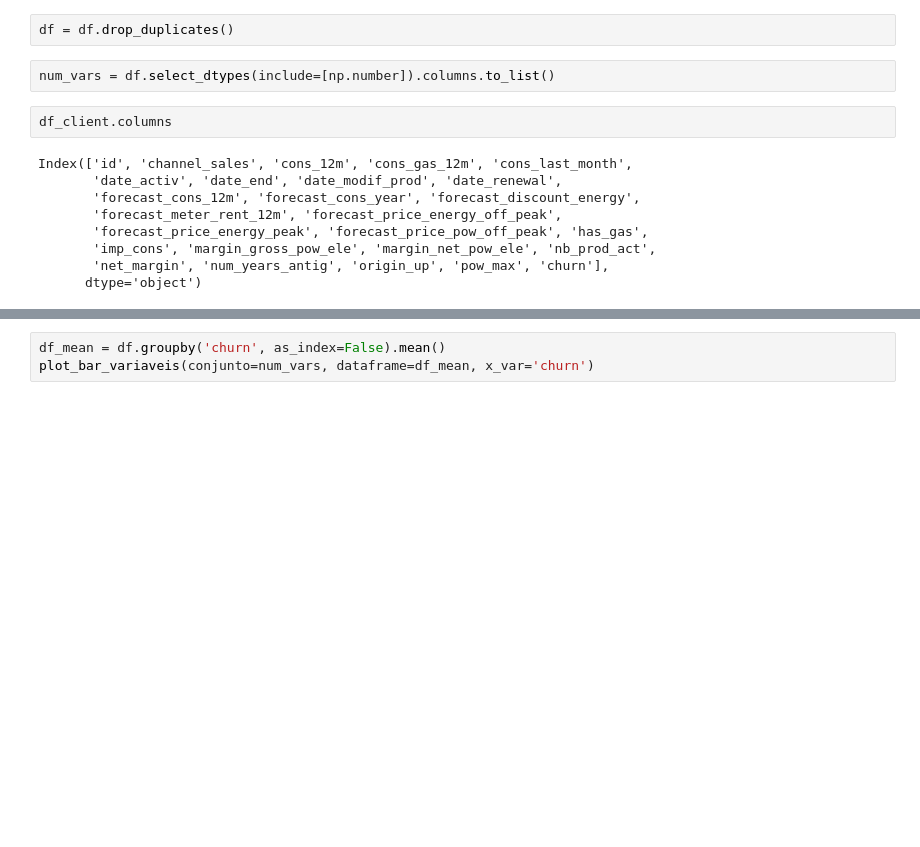
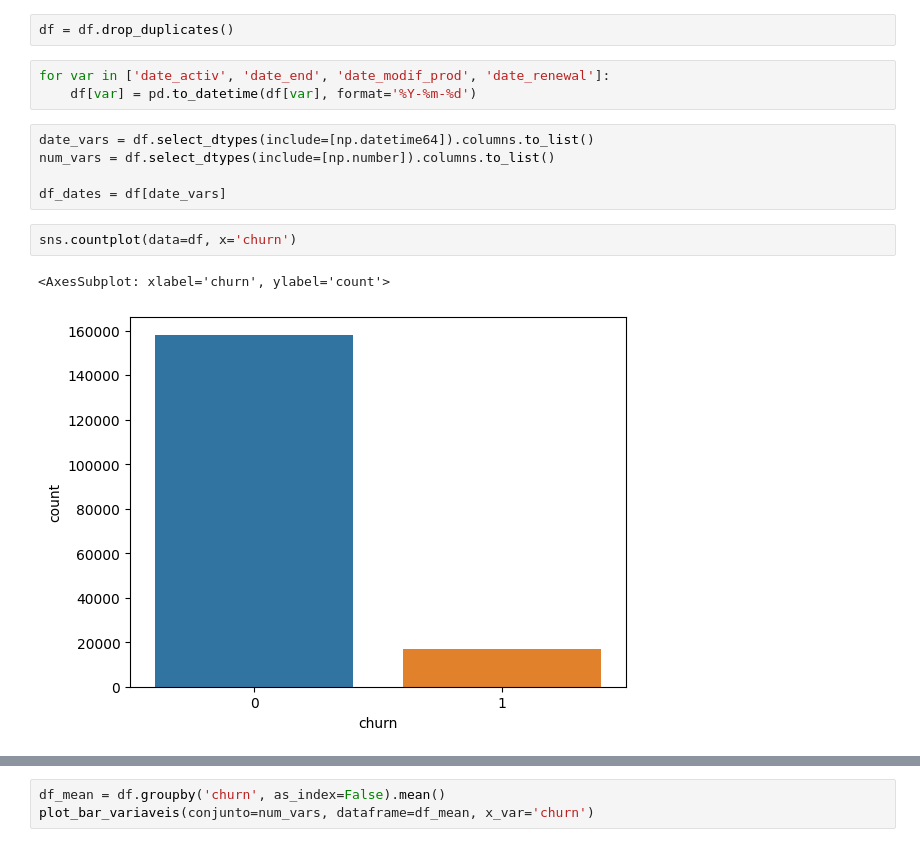
Before and after one commit to LissesCastro/BCG---Experience-Program, a Jupyter notebook: EDA.ipynb, the cells around one changed output, grey strips where cells are left out. Cells and saved outputs as stored; diff of their text form; blank space fills up the shorter version.

```diff
--- a/EDA.ipynb
+++ b/EDA.ipynb
@@ -112,16 +111,16 @@ dtypes: float64(17), int64(7), object(9)
 memory usage: 45.4+ MB
 # %%
 df = df.drop_duplicates()
+# %%
+for var in ['date_activ', 'date_end', 'date_modif_prod', 'date_renewal']:
+    df[var] = pd.to_datetime(df[var], format='%Y-%m-%d')
 # %%
+date_vars = df.select_dtypes(include=[np.datetime64]).columns.to_list()
 num_vars = df.select_dtypes(include=[np.number]).columns.to_list()
+
+df_dates = df[date_vars]
-# %%
-df_client.columns
-# %% [output]
-Index(['id', 'channel_sales', 'cons_12m', 'cons_gas_12m', 'cons_last_month',
-       'date_activ', 'date_end', 'date_modif_prod', 'date_renewal',
-       'forecast_cons_12m', 'forecast_cons_year', 'forecast_discount_energy',
-       'forecast_meter_rent_12m', 'forecast_price_energy_off_peak',
-       'forecast_price_energy_peak', 'forecast_price_pow_off_peak', 'has_gas',
-       'imp_cons', 'margin_gross_pow_ele', 'margin_net_pow_ele', 'nb_prod_act',
-       'net_margin', 'num_years_antig', 'origin_up', 'pow_max', 'churn'],
-      dtype='object')
+# %%
+sns.countplot(data=df, x='churn')
+# %% [output]
+<AxesSubplot: xlabel='churn', ylabel='count'>
+[figure, added]
```
Also changed, not shown: parts of 17 cells of this notebook.
